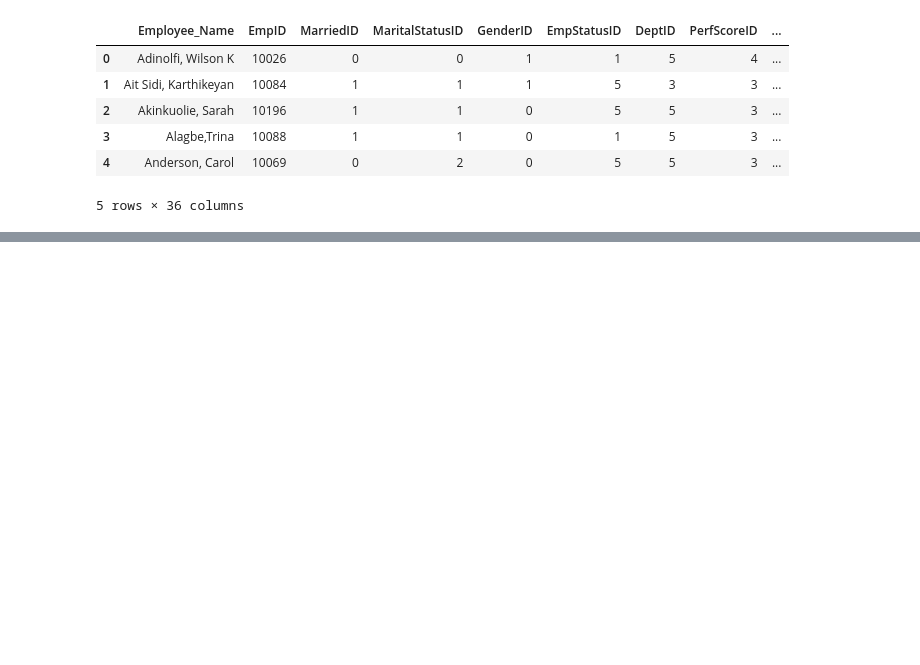
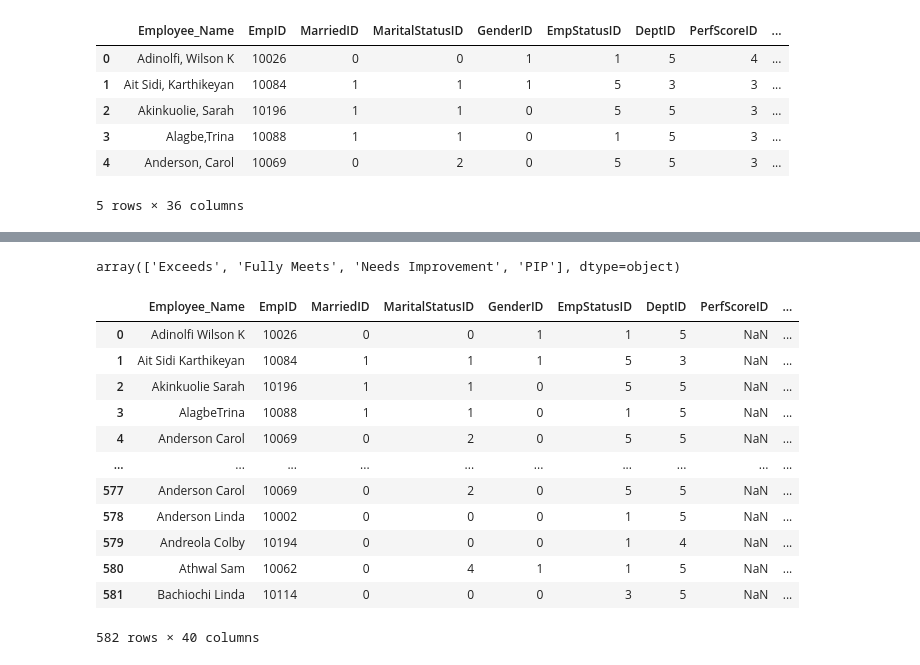
Before and after one commit to SmriteePoudel/DataScience, a Jupyter notebook: FeatureEng.ipynb, the cells around one changed output, grey strips where cells are left out. Drawn from its saved outputs; the diff is of its cells as text; code cells hidden in the pictures; blank space fills up the shorter version.

```diff
--- a/FeatureEng.ipynb
+++ b/FeatureEng.ipynb
@@ -57,0 +60,28 @@ df
+# %%
+df['PerformanceScore'].unique()
+# %% [output]
+array(['Exceeds', 'Fully Meets', 'Needs Improvement', 'PIP'], dtype=object)
+# %%
+ps ={
+    'PIP': 0,
+    'Needs Improvement': 1,
+    'Fully Meets': 2,
+    'Exceeds': 3
+}
+df['PerformanceScore_ID'] = df['PerformanceScore'].map(ps)
+# %%
+df
+# %% [output]
+|  | Employee_Name | EmpID | MarriedID | MaritalStatusID | GenderID | EmpStatusID | DeptID | PerfScoreID | ... |
+| 0 | Adinolfi Wilson K | 10026 | 0 | 0 | 1 | 1 | 5 | NaN | ... |
+| 1 | Ait Sidi Karthikeyan | 10084 | 1 | 1 | 1 | 5 | 3 | NaN | ... |
+| 2 | Akinkuolie Sarah | 10196 | 1 | 1 | 0 | 5 | 5 | NaN | ... |
+| 3 | AlagbeTrina | 10088 | 1 | 1 | 0 | 1 | 5 | NaN | ... |
+| 4 | Anderson Carol | 10069 | 0 | 2 | 0 | 5 | 5 | NaN | ... |
+| ... | ... | ... | ... | ... | ... | ... | ... | ... | ... |
+| 577 | Anderson Carol | 10069 | 0 | 2 | 0 | 5 | 5 | NaN | ... |
+| 578 | Anderson Linda | 10002 | 0 | 0 | 0 | 1 | 5 | NaN | ... |
+| 579 | Andreola Colby | 10194 | 0 | 0 | 0 | 1 | 4 | NaN | ... |
+| 580 | Athwal Sam | 10062 | 0 | 4 | 1 | 1 | 5 | NaN | ... |
+| 581 | Bachiochi Linda | 10114 | 0 | 0 | 0 | 3 | 5 | NaN | ... |
+582 rows × 40 columns
```
Also changed, not shown: parts of 7 cells of this notebook, 5 other files.
